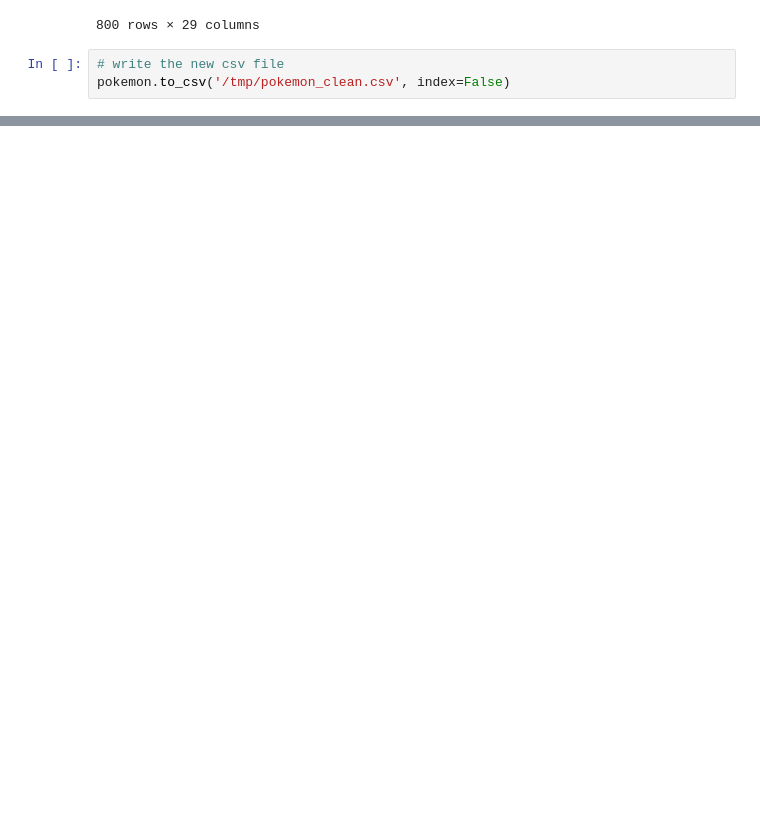
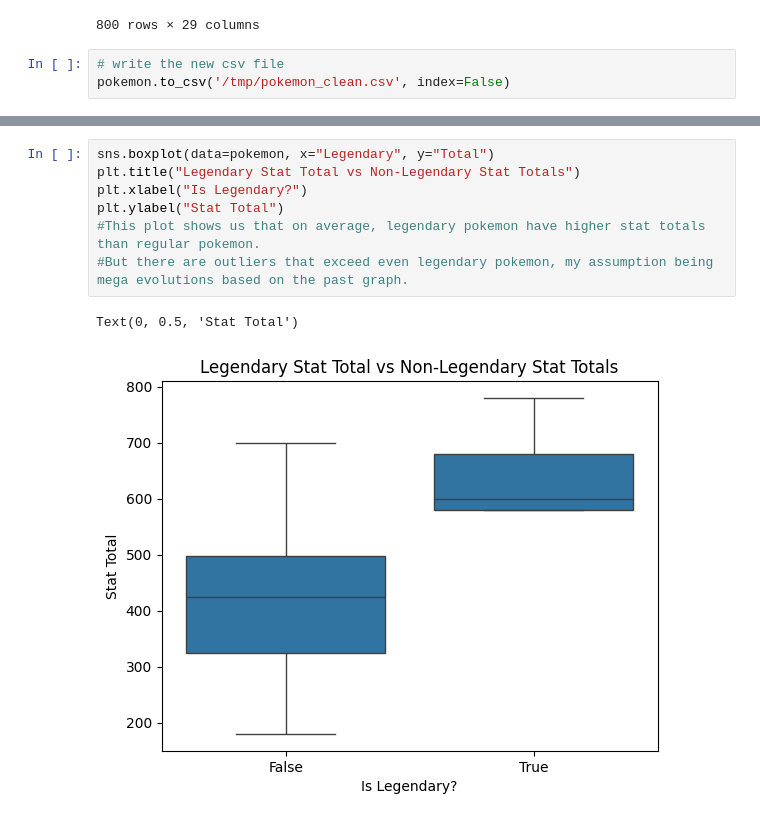
Before and after one commit to sjsu-cs122-s26/Discombobulated_Incompacitators-Pokemon-Analysis, a Jupyter notebook: notebooks/notebook.ipynb, the cells around one changed output, grey strips where cells are left out. Drawn from its saved outputs; the diff is of its cells as text; blank space fills up the shorter version.

```diff
--- a/notebooks/notebook.ipynb
+++ b/notebooks/notebook.ipynb
@@ -286,0 +327,10 @@ pokemon.to_csv('/tmp/pokemon_clean.csv', index=False)
+# %%
+sns.boxplot(data=pokemon, x="Legendary", y="Total")
+plt.title("Legendary Stat Total vs Non-Legendary Stat Totals")
+plt.xlabel("Is Legendary?")
+plt.ylabel("Stat Total")
+#This plot shows us that on average, legendary pokemon have higher stat totals than regular pokemon.
+#But there are outliers that exceed even legendary pokemon, my assumption being mega evolutions based on the past graph.
+# %% [output]
+Text(0, 0.5, 'Stat Total')
+[figure, added]
```
Also changed, not shown: parts of 6 cells of this notebook.
